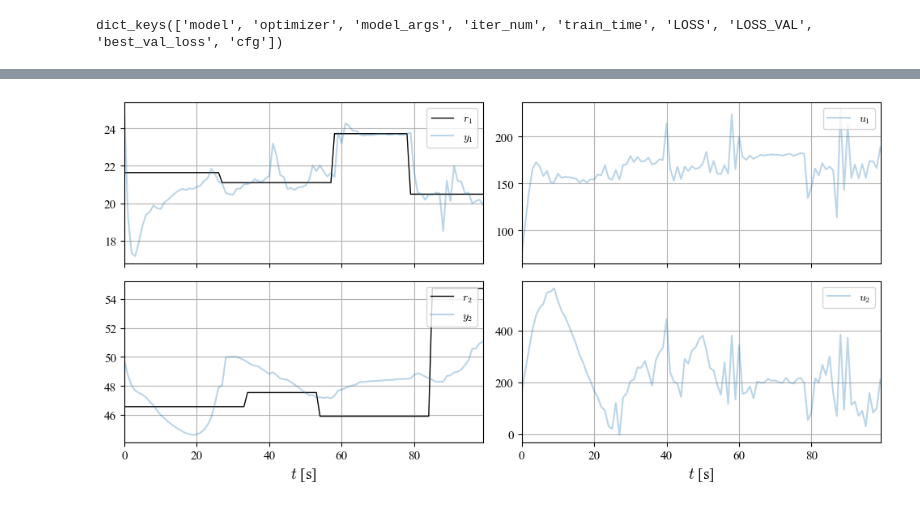
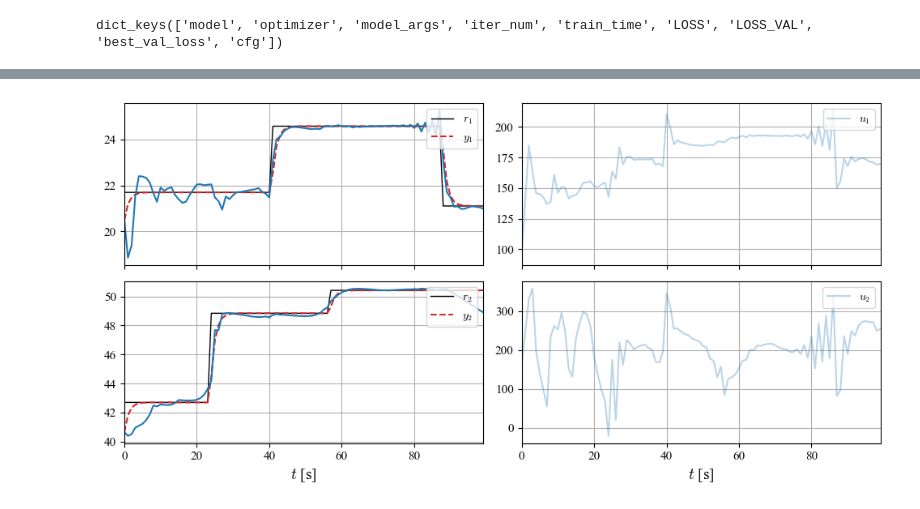
Before and after one commit to buswayne/in-context-controller, a Jupyter notebook: test_onestep_CL_evaporation_process.ipynb, the cells around one changed output, grey strips where cells are left out. Drawn from its saved outputs; the diff is of its cells as text; code cells hidden in the pictures.

```diff
--- a/test_onestep_CL_evaporation_process.ipynb
+++ b/test_onestep_CL_evaporation_process.ipynb
@@ -61,7 +61,7 @@ True
 # %%
 # Create out dir
 out_dir = Path(out_dir)
-exp_data = torch.load(out_dir/"ckpt_onestep_evaporation_v1.pt", map_location=device)
+exp_data = torch.load(out_dir/"ckpt_onestep_evaporation_v3.pt", map_location=device)
 # %%
 seq_len = exp_data["cfg"].seq_len
 nx = exp_data["cfg"].nx
@@ -119,16 +119,24 @@ ts = 1
 G = drss_matrices(nx, nu, ny, device=device)
 # %%
 from signals_torch import steps_sequence
+from dataset_CL_evaporation_process import EvaporationDataset
 
-T = 100
-t = torch.arange(0, T, ts, device=device, dtype=torch.float32).view(-1, 1)
-r = torch.zeros((T,2), device=device, dtype=torch.float32)
+seq_len = 100
+ts = 1
 
-r[:,0] = steps_sequence(T, ts, 20, 25, 20, 50).T
-r[:,1] = steps_sequence(T, ts, 40, 60, 20, 50).T
+dataset = EvaporationDataset(seq_len=seq_len, ts=ts, seed=42, data_perturb_percentage=0)
+dataloader = DataLoader(dataset, batch_size=batch_size)
+data, batch_r, batch_y_d = next(iter(dataloader))
 
-
-y_d = r
+# T = 100
+# t = torch.arange(0, T, ts, device=device, dtype=torch.float32).view(-1, 1)
+# r = torch.zeros((T,2), device=device, dtype=torch.float32)
+#
+# r[:,0] = steps_sequence(T, ts, 20, 25, 20, 50).T
+# r[:,1] = steps_sequence(T, ts, 40, 60, 20, 50).T
+r = batch_r[0,:,:]
+y_d = batch_y_d[0,:,:]
+t = torch.arange(0, seq_len, ts, device=device, dtype=torch.float32).view(-1, 1)
 
 plt.plot(t.cpu().numpy(), r.cpu().numpy())
 plt.plot(t.cpu().numpy(), y_d.cpu().numpy())
@@ -151,8 +159,6 @@ tensor([0.8525], device='cuda:0', requires_grad=True)
 from evaporation_process import problem_data, dynamics
 import pickle as pkl
 H = 100
-
-data = problem_data(0)
 
 n_test = 1
 E_log = np.zeros((n_test, len(t), 2))
@@ -167,8 +173,8 @@ for key in range(n_test):
 
     with torch.no_grad():
         # initial
-        U[0, 0, :] = 0
-        y_i = torch.tensor([25, 49.743], device=device, dtype=torch.float32).unsqueeze(0).repeat(1, 1)
+        U[0, 0, :] = torch.tensor([191.713, 215.888], device=device, dtype=torch.float32).unsqueeze(0).repeat(1, 1)
+        y_i = batch_y_d[:,0,:]
         x_i = y_i.clone()
 
         for i in range(len(t)):
@@ -223,36 +211,38 @@ fig = plt.figure(figsize=(10, 5))
 ax1 = plt.subplot(221)
 #plt.plot(t_CL, r)
 plt.plot(t.cpu().numpy(), r[:,0].cpu().numpy(), label="$r$", c='k', linewidth=1)
-plt.plot(t.cpu().numpy(), Y_log[0,:,0].T, c='tab:blue', alpha=.3)
+plt.plot(t.cpu().numpy(), y_d[:,0].cpu().numpy(), label="$y_d$", c='tab:red', linestyle='--')
+plt.plot(t.cpu().numpy(), Y_log[0,:,0].T, c='tab:blue', alpha=1)
 plt.legend(['$r_1$','$y_1$'], loc='upper right')
 # plt.xlim([0, 0.43])
 # plt.ylim([0, 10])
 plt.tick_params('x', labelbottom=False)
 
 ax2 = plt.subplot(223, sharex=ax1)
 plt.plot(t.cpu().numpy(), r[:,1].cpu().numpy(), label="$r$", c='k', linewidth=1)
-plt.plot(t.cpu().numpy(), Y_log[0,:,1].T, c='tab:blue', alpha=.3)
+plt.plot(t.cpu().numpy(), y_d[:,1].cpu().numpy(), label="$y_d$", c='tab:red', linestyle='--')
+plt.plot(t.cpu().numpy(), Y_log[0,:,1].T, c='tab:blue', alpha=1)
 plt.legend(['$r_2$','$y_2$'], loc='upper right')
 plt.xlabel('$t$ [s]')
 # plt.xlim([10, 12])
 
 
 ax3 = plt.subplot(222, sharex=ax1)
 plt.plot(t.cpu().numpy(), U_log[0,:,0].T, c='tab:blue', alpha=.3)
 # plt.ylim([0, 4])
 plt.legend(['$u_1$'], loc='upper right')
 plt.tick_params('x', labelbottom=False)
 
 ax3 = plt.subplot(224, sharex=ax1)
 plt.plot(t.cpu().numpy(), U_log[0,:,1].T, c='tab:blue', alpha=.3)
 plt.xlabel('$t$ [s]')
 # plt.ylim([0, 4])
 plt.legend(['$u_2$'], loc='upper right')
 
 # plt.savefig('transformer_controller.pdf')
 # Improve the layout to avoid overlapping
 plt.tight_layout()
 
 plt.show()
 # %% [output]
-[figure, old version]
+[figure, new version]
```
Also changed, not shown: parts of 7 cells of this notebook, 5 other files.
